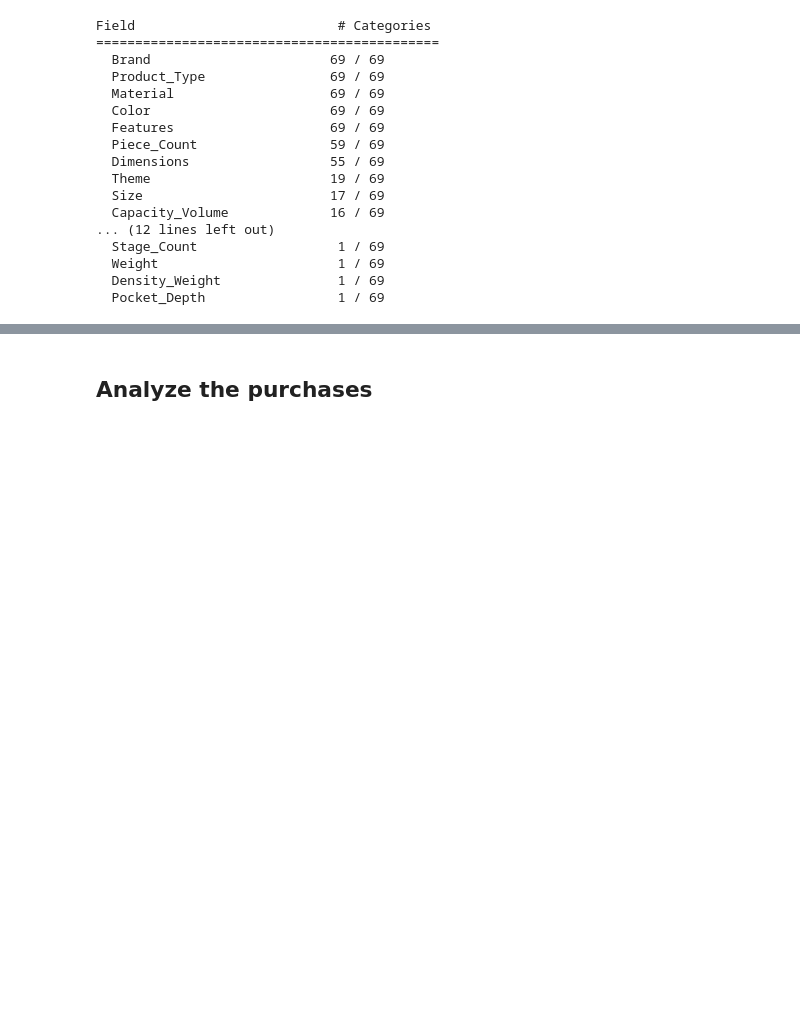
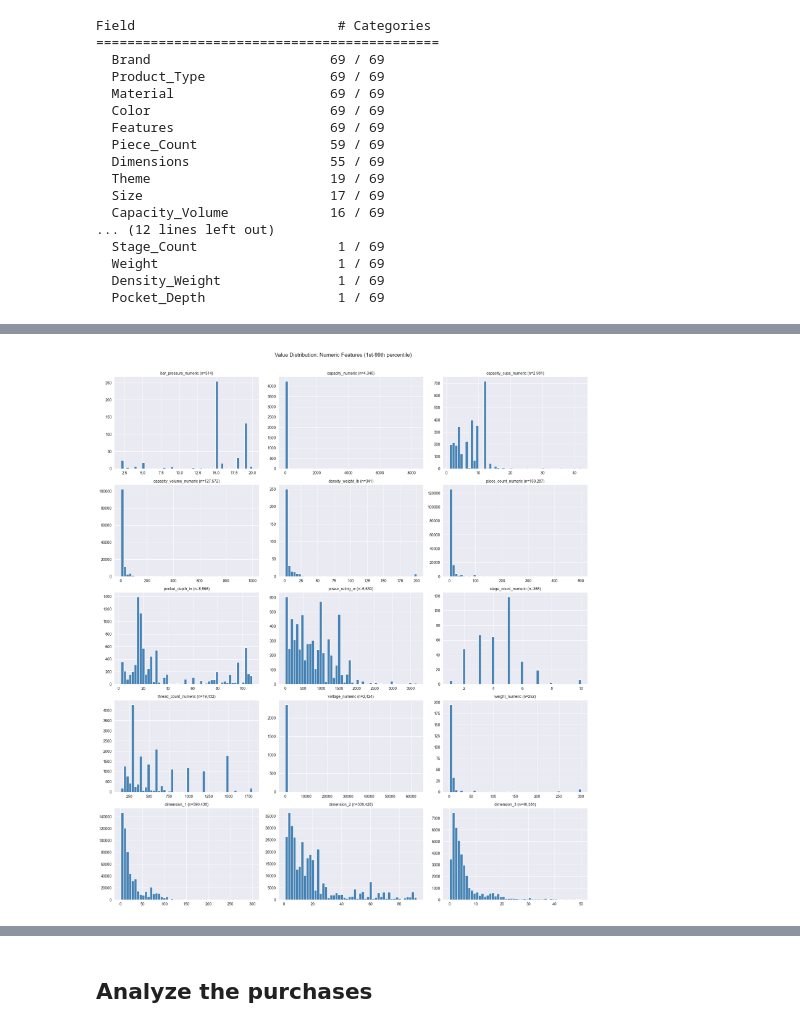
Before and after one commit to flamesmith/RecSystem, a Jupyter notebook: notebooks/analyze_features.ipynb, the cells around one changed output, grey strips where cells are left out. Drawn from its saved outputs; the diff is of its cells as text; code cells hidden in the pictures; blank space fills up the shorter version.

```diff
--- a/notebooks/analyze_features.ipynb
+++ b/notebooks/analyze_features.ipynb
@@ -690,0 +1126,34 @@ Accent Furniture (4,859 items)
+# %%
+# 2b. Value Distribution: Numeric Features
+
+numeric_features = [
+    'bar_pressure_numeric', 'capacity_numeric', 'capacity_cups_numeric',
+    'capacity_volume_numeric', 'density_weight_lb', 'piece_count_numeric',
+    'pocket_depth_in', 'power_rating_w', 'stage_count_numeric',
+    'thread_count_numeric', 'voltage_numeric', 'weight_numeric',
+    'dimension_1', 'dimension_2', 'dimension_3'
+]
+numeric_features = [c for c in numeric_features if c in df_items_filtered.columns and df_items_filtered[c].notna().sum() > 0]
+
+n_cols = 3
+n_rows = (len(numeric_features) + n_cols - 1) // n_cols
+fig, axes = plt.subplots(n_rows, n_cols, figsize=(18, 4 * n_rows))
+axes = axes.flatten()
+
+for i, col in enumerate(numeric_features):
+    data = df_items_filtered[col].dropna()
+    # Clip outliers for better visualization (1st-99th percentile)
+    q01, q99 = data.quantile(0.01), data.quantile(0.99)
+    data_clipped = data[(data >= q01) & (data <= q99)]
+    axes[i].hist(data_clipped, bins=50, color='steelblue', edgecolor='white')
+    axes[i].set_title(f'{col} (n={len(data):,})', fontsize=10)
+    axes[i].set_xlabel('')
+
+for j in range(i + 1, len(axes)):
+    axes[j].set_visible(False)
+
+plt.suptitle('Value Distribution: Numeric Features (1st-99th percentile)', fontsize=14, y=1.01)
+plt.tight_layout()
+plt.show()
+# %% [output]
+[figure, added]
```
Also changed, not shown: parts of 96 cells of this notebook, 1 other file.
